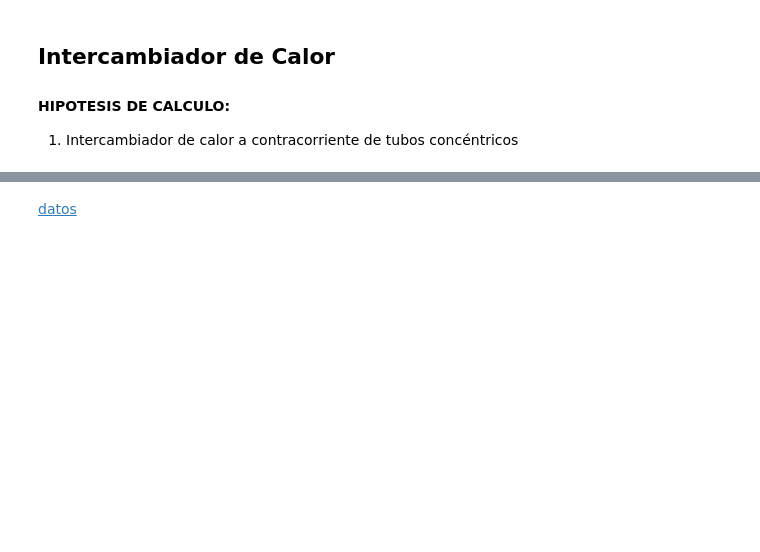
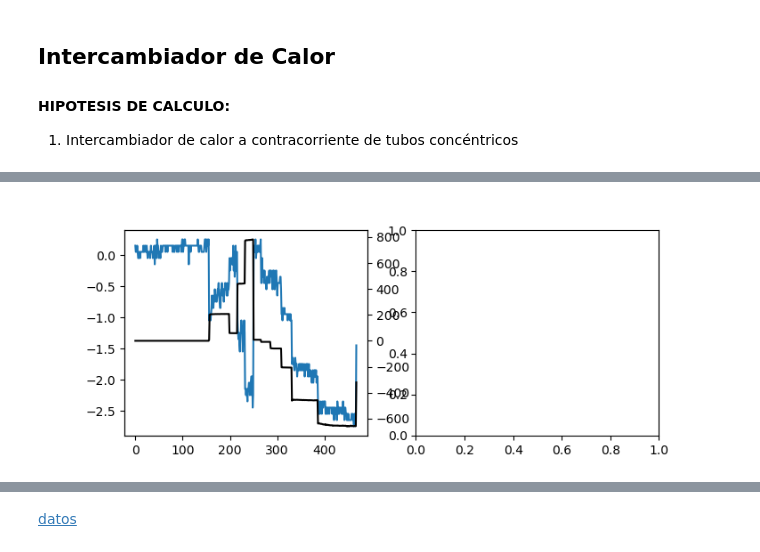
Before and after one commit to juandadamo/2022_Loop, a Jupyter notebook: Loop_intercambiador_01.ipynb, the cells around one changed output, grey strips where cells are left out. Saved outputs shown, nothing was run; the diff lists cells and outputs as text; code cells hidden in the pictures; blank space fills up the shorter version.

```diff
--- a/Loop_intercambiador_01.ipynb
+++ b/Loop_intercambiador_01.ipynb
@@ -105,0 +129,13 @@ ax2.legend();
+# %%
+fig, ax = plt.subplots(1,2,figsize=(7.75,3))
+ax1,ax2 = ax
+
+ax1b = ax1.twinx()
+
+ax1b.plot(Caudal*np.abs(Caudal),color='k');
+ax1.plot((PT01-PT03)*np.sign(-Caudal),label = 'PT01-PT03')
+#ax2.plot(np.asarray(time1)/60)
+#delta t = 30segundos.
+plt.sca(ax1)
+# %% [output]
+[figure, added]
```
Also changed, not shown: parts of 8 cells of this notebook, 2 other files.
